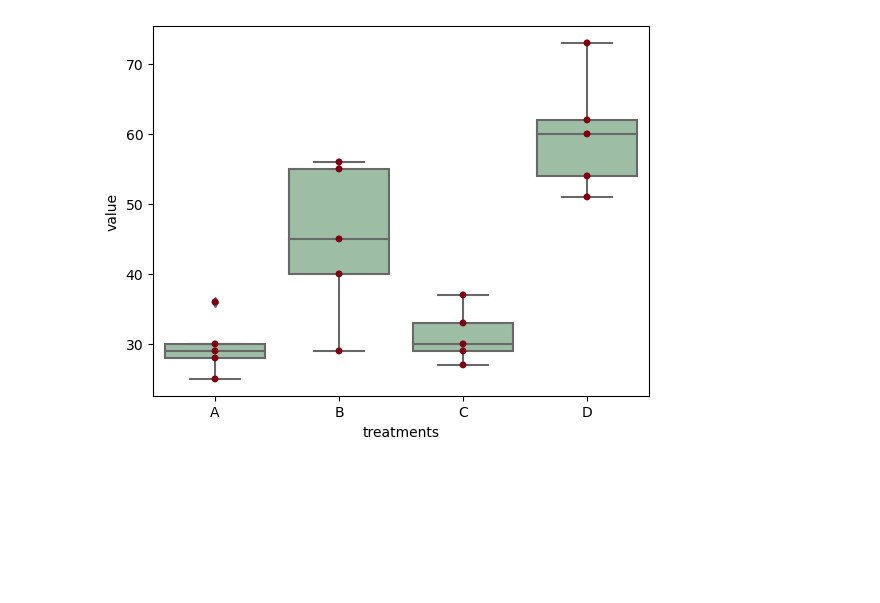
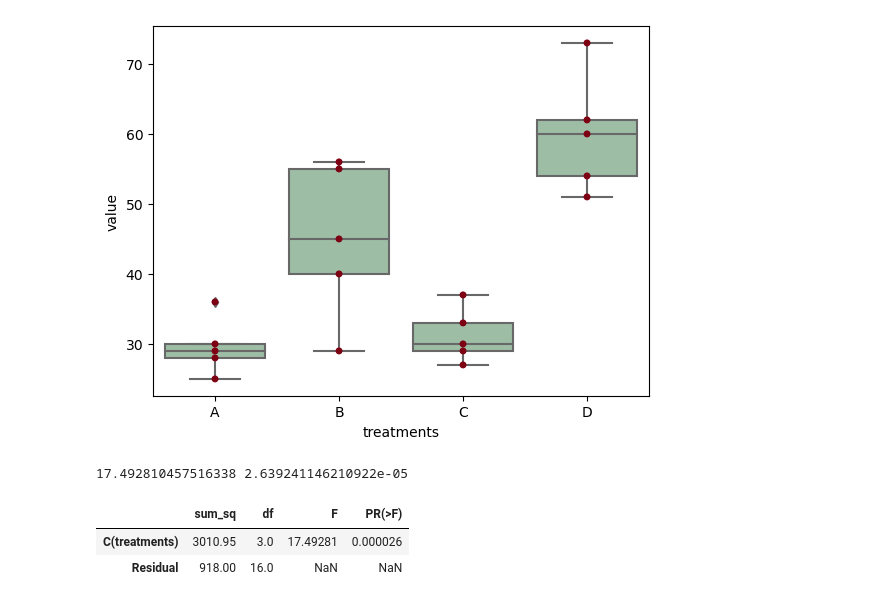
Before and after one commit to rivillasm/statistics, a Jupyter notebook: part-03.ipynb, the cells around one changed output. Saved outputs shown, nothing was run; the diff lists cells and outputs as text; code cells hidden in the pictures; blank space fills up the shorter version.

```diff
--- a/part-03.ipynb
+++ b/part-03.ipynb
@@ -61,3 +61,25 @@ ax = sns.swarmplot(x="treatments", y="value", data=df_melt, color='#7d0013')
 plt.show()
 # %% [output]
 [figure]
+# %%
+import scipy.stats as stats
+
+# stats f_oneway functions takes the groups as input and returns ANOVA F and p value
+fvalue, pvalue = stats.f_oneway(df['A'], df['B'], df['C'], df['D'])
+print(fvalue, pvalue)
+# %% [output]
+17.492810457516338 2.639241146210922e-05
+# %%
+# get ANOVA table as R like output
+import statsmodels.api as sm
+from statsmodels.formula.api import ols
+
+# Ordinary Least Squares (OLS) model
+model = ols('value ~ C(treatments)', data=df_melt).fit()
+anova_table = sm.stats.anova_lm(model, typ=2)
+anova_table
+# output (ANOVA F and p value)
+# %% [output]
+|  | sum_sq | df | F | PR(>F) |
+| C(treatments) | 3010.95 | 3.0 | 17.49281 | 0.000026 |
+| Residual | 918.00 | 16.0 | NaN | NaN |
```
Also changed, not shown: parts of 1 cell of this notebook.
